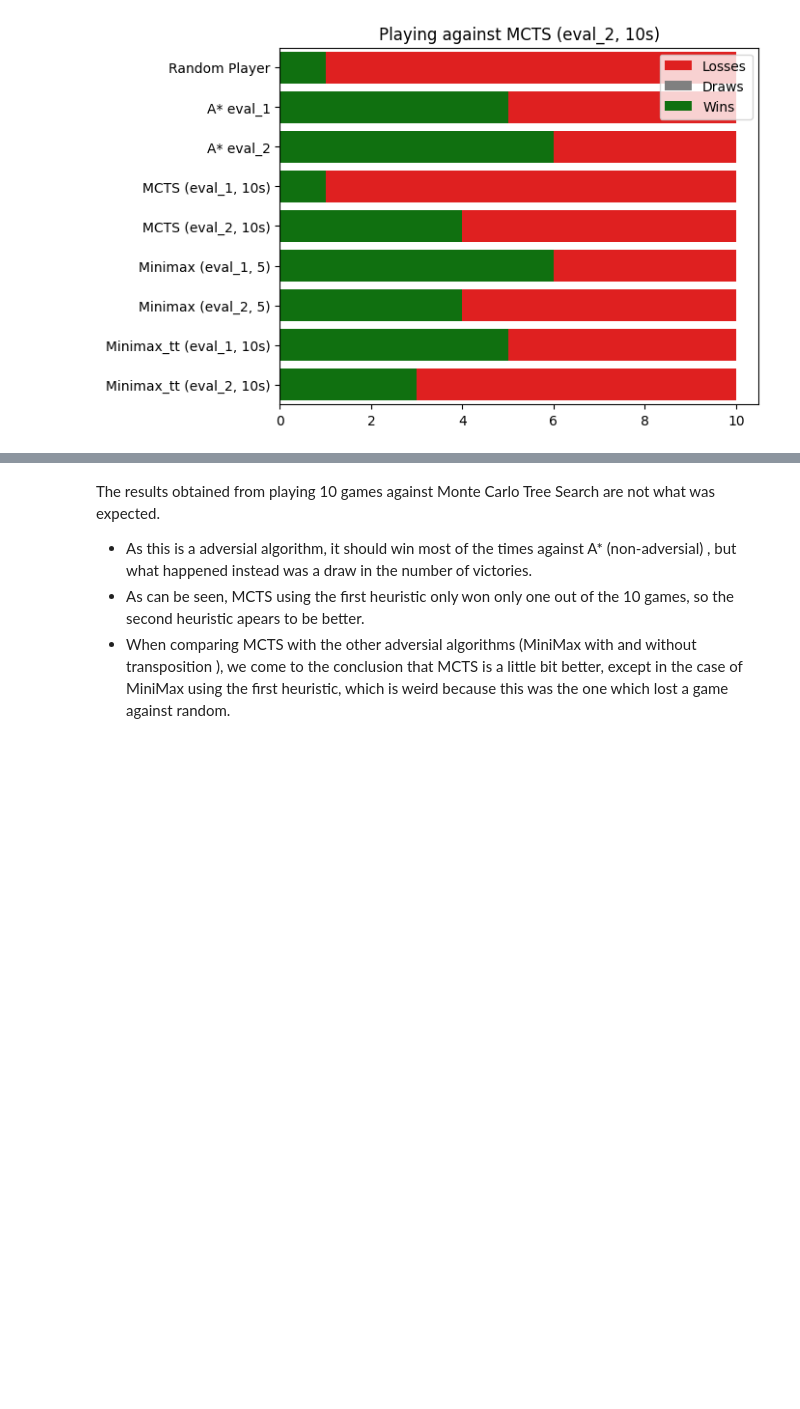
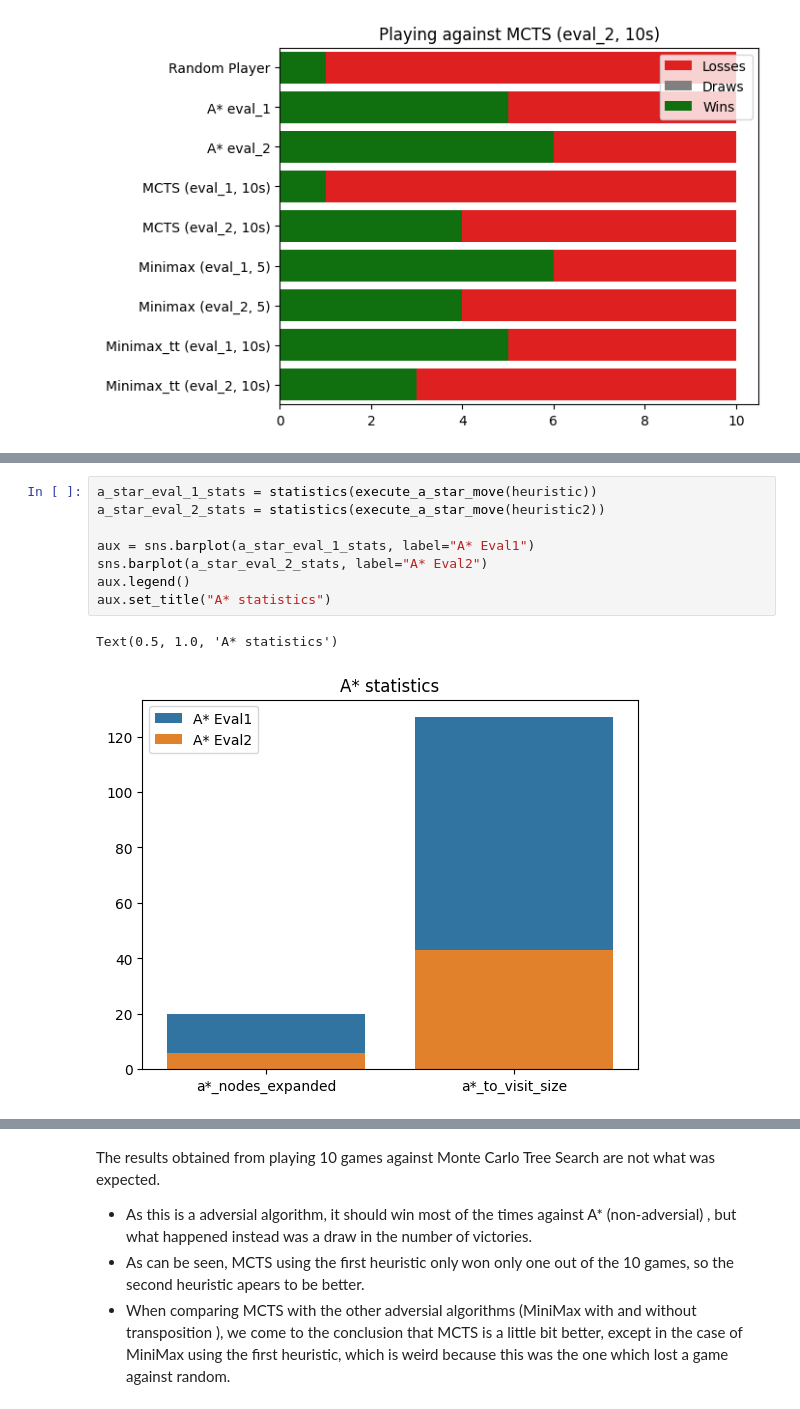
Before and after one commit to PsuperX/connect-four, a Jupyter notebook: main.ipynb, the cells around one changed output, grey strips where cells are left out. Cells and saved outputs as stored; diff of their text form; blank space fills up the shorter version.

```diff
--- a/main.ipynb
+++ b/main.ipynb
@@ -1377,0 +1364,11 @@ draw(wins2, draws2, loses2, "Playing against MCTS (eval_2, 10s)")
+# %%
+a_star_eval_1_stats = statistics(execute_a_star_move(heuristic))
+a_star_eval_2_stats = statistics(execute_a_star_move(heuristic2))
+
+aux = sns.barplot(a_star_eval_1_stats, label="A* Eval1")
+sns.barplot(a_star_eval_2_stats, label="A* Eval2")
+aux.legend()
+aux.set_title("A* statistics")
+# %% [output]
+Text(0.5, 1.0, 'A* statistics')
+[figure, added]
```
Also changed, not shown: parts of 15 cells of this notebook.
